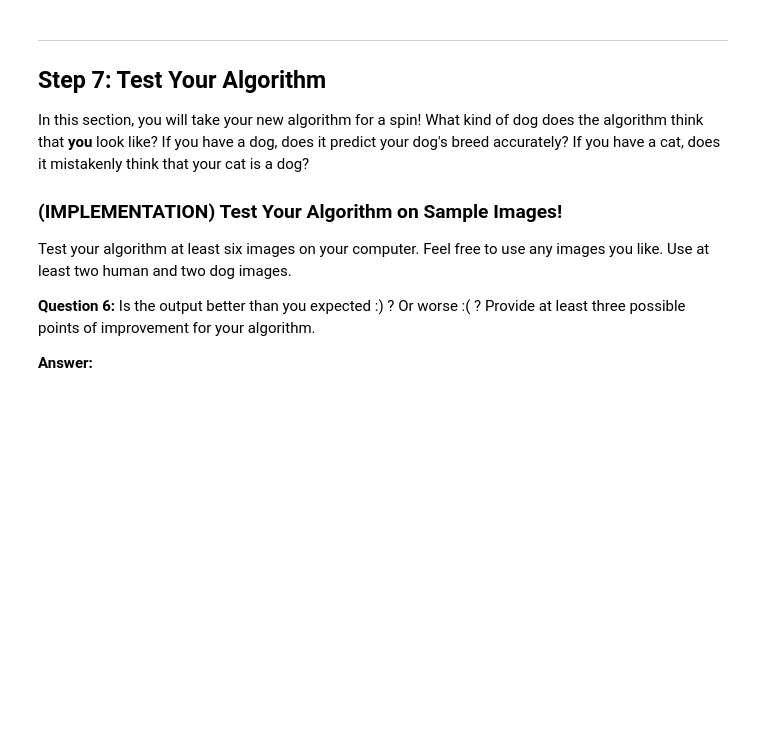
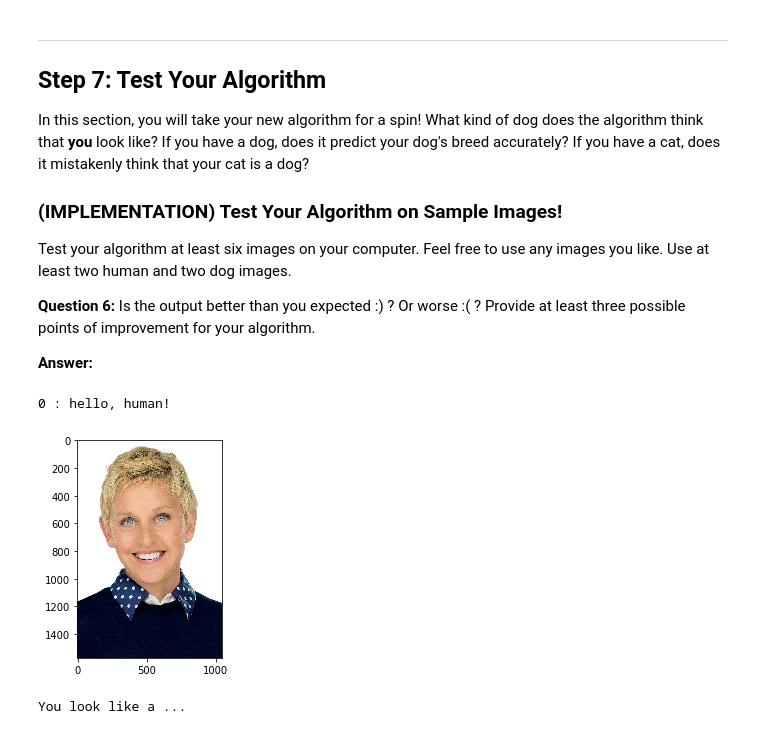
Before and after one commit to dhanushanthp/dog-project, a Jupyter notebook: dog_app.ipynb, the cells around one changed output. Drawn from its saved outputs; the diff is of its cells as text; code cells hidden in the pictures; blank space fills up the shorter version.

```diff
--- a/dog_app.ipynb
+++ b/dog_app.ipynb
@@ -795,3 +813,25 @@ Some sample output for our algorithm is provided below, but feel free to design
+# %%
+### TODO: Write your algorithm.
+### Feel free to use as many code cells as needed.
+from matplotlib import pyplot as plt
+
+def predecit_images(image_path, counter):
+    if dog_detector(image_path):
+        print('\n{} : hello, doggy!'.format(counter))
+        img = plt.imread(image_path)
+        plt.imshow(img)
+        plt.show()
+        print('You look like a ...')
+        print(predict_breed(image_path))
+    elif face_detector(image_path):
+        print('\n{} : hello, human!'.format(counter))
+        img = plt.imread(image_path)
+        plt.imshow(img)
+        plt.show()
+        print('You look like a ...')
+        print(predict_breed(image_path))
+    else:
+        print('\n{} : Sorry! The image is not trained with the model'.format(counter))
 # %% [markdown]
 ---
 <a id='step7'></a>
@@ -810,3 +850,11 @@ __Answer:__
 ## TODO: Execute your algorithm from Step 6 on
 ## at least 6 images on your computer.
 ## Feel free to use as many code cells as needed.
+my_images = glob('my_images/*')
+# %%
+for i, image_path in enumerate(my_images):
+    predecit_images(image_path, i)
+# %% [output]
+0 : hello, human!
+[figure, added]
+You look like a ...
```
Also changed, not shown: parts of 12 cells of this notebook.
